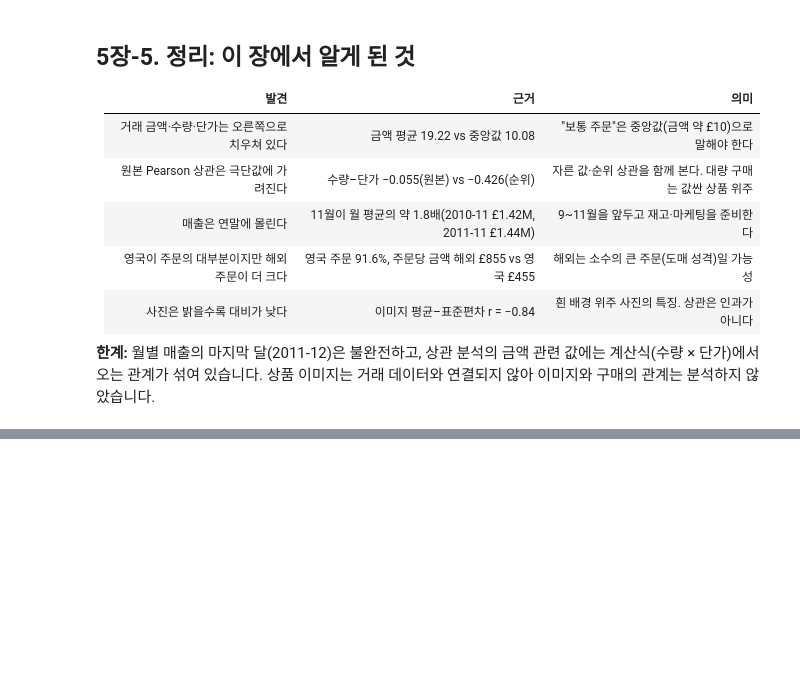
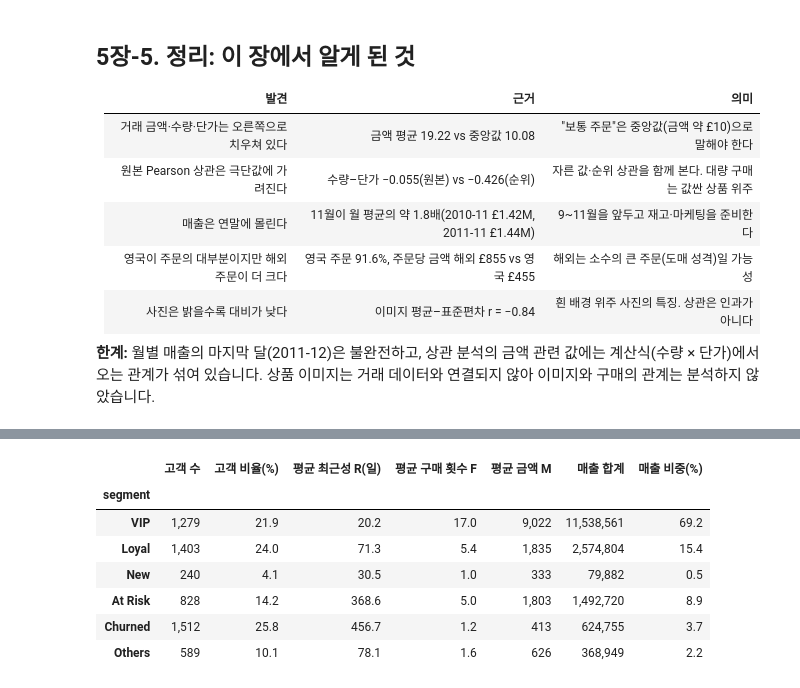
Before and after one commit to byungwoo2026/shopping-rfm-analysis_A1-1, a Jupyter notebook: notebooks/analysis_report.ipynb, the cells around one changed output, grey strips where cells are left out. Cells and saved outputs as stored; diff of their text form; code cells hidden in the pictures; blank space fills up the shorter version.

```diff
--- a/notebooks/analysis_report.ipynb
+++ b/notebooks/analysis_report.ipynb
@@ -1616,0 +1850,17 @@ check
+# %%
+retail_analyzer.segment_customers()                       # 규칙 순서대로 세그먼트 이름을 붙임 (rfm 표의 segment 컬럼)
+segment_table = retail_analyzer.segment_summary()           # 세그먼트별 요약
+
+segment_table.style.format({
+    "고객 수": "{:,.0f}", "고객 비율(%)": "{:.1f}", "평균 최근성 R(일)": "{:.1f}", "평균 구매 횟수 F": "{:.1f}",
+    "평균 금액 M": "{:,.0f}", "매출 합계": "{:,.0f}", "매출 비중(%)": "{:.1f}",
+}).set_uuid("segment_table")
+# %% [output]
+|  | 고객 수 | 고객 비율(%) | 평균 최근성 R(일) | 평균 구매 횟수 F | 평균 금액 M | 매출 합계 | 매출 비중(%) |
+| segment |  |  |  |  |  |  |  |
+| VIP | 1,279 | 21.9 | 20.2 | 17.0 | 9,022 | 11,538,561 | 69.2 |
+| Loyal | 1,403 | 24.0 | 71.3 | 5.4 | 1,835 | 2,574,804 | 15.4 |
+| New | 240 | 4.1 | 30.5 | 1.0 | 333 | 79,882 | 0.5 |
+| At Risk | 828 | 14.2 | 368.6 | 5.0 | 1,803 | 1,492,720 | 8.9 |
+| Churned | 1,512 | 25.8 | 456.7 | 1.2 | 413 | 624,755 | 3.7 |
+| Others | 589 | 10.1 | 78.1 | 1.6 | 626 | 368,949 | 2.2 |
```
Also changed, not shown: parts of 24 cells of this notebook, 2 other files.
